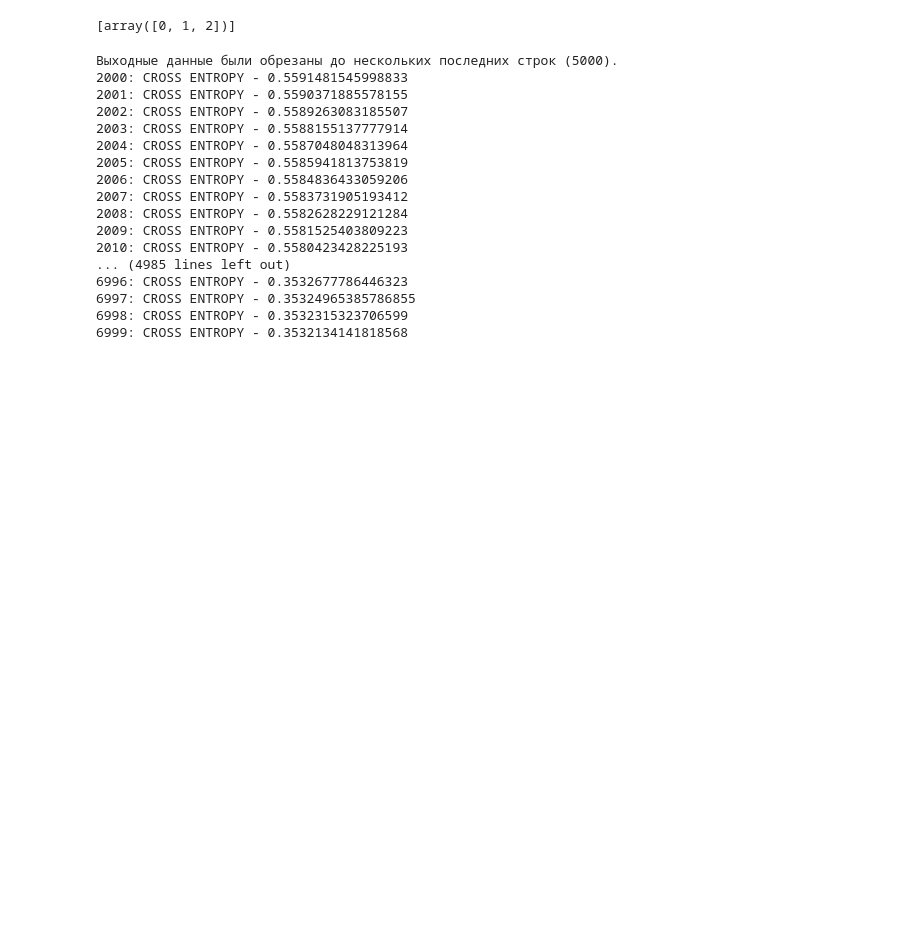
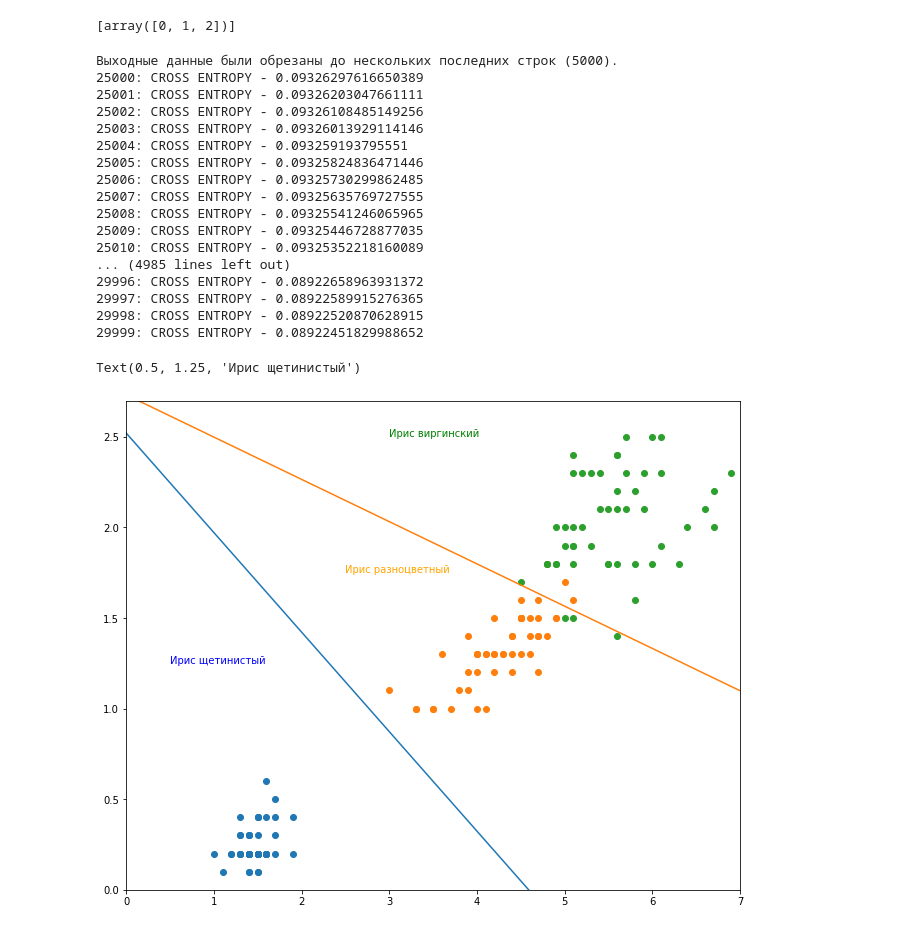
Before and after one commit to N-Man777/ML_NN_Edu, a Jupyter notebook: Linear_models.ipynb, the cells around one changed output. Saved outputs shown, nothing was run; the diff lists cells and outputs as text; code cells hidden in the pictures; blank space fills up the shorter version.

```diff
--- a/Linear_models.ipynb
+++ b/Linear_models.ipynb
@@ -447,8 +449,8 @@ one_hot.categories_
 # %%
 y_one_hot = one_hot.transform(y.reshape((-1, 1)))
 # %%
-epochs = 7000
-eta = 0.01
+epochs = 30000
+eta = 0.1
 for epoch in range(epochs):
     s = X_b.dot(weights) # вычисляем взвешенную сумму
     p = softmax(s) # вычисляем вероятности каждого класса softmax
@@ -458,19 +460,38 @@ for epoch in range(epochs):
     weights -= eta * grad
 # %% [output]
 Выходные данные были обрезаны до нескольких последних строк (5000).
-2000: CROSS ENTROPY - 0.5591481545998833
-2001: CROSS ENTROPY - 0.5590371885578155
-2002: CROSS ENTROPY - 0.5589263083185507
-2003: CROSS ENTROPY - 0.5588155137777914
-2004: CROSS ENTROPY - 0.5587048048313964
-2005: CROSS ENTROPY - 0.5585941813753819
-2006: CROSS ENTROPY - 0.5584836433059206
-2007: CROSS ENTROPY - 0.5583731905193412
-2008: CROSS ENTROPY - 0.5582628229121284
-2009: CROSS ENTROPY - 0.5581525403809223
-2010: CROSS ENTROPY - 0.5580423428225193
+25000: CROSS ENTROPY - 0.09326297616650389
+25001: CROSS ENTROPY - 0.09326203047661111
+25002: CROSS ENTROPY - 0.09326108485149256
+25003: CROSS ENTROPY - 0.09326013929114146
+25004: CROSS ENTROPY - 0.093259193795551
+25005: CROSS ENTROPY - 0.09325824836471446
+25006: CROSS ENTROPY - 0.09325730299862485
+25007: CROSS ENTROPY - 0.09325635769727555
+25008: CROSS ENTROPY - 0.09325541246065965
+25009: CROSS ENTROPY - 0.09325446728877035
+25010: CROSS ENTROPY - 0.09325352218160089
 ... (4985 lines left out)
-6996: CROSS ENTROPY - 0.3532677786446323
-6997: CROSS ENTROPY - 0.35324965385786855
-6998: CROSS ENTROPY - 0.3532315323706599
-6999: CROSS ENTROPY - 0.3532134141818568
+29996: CROSS ENTROPY - 0.08922658963931372
+29997: CROSS ENTROPY - 0.08922589915276365
+29998: CROSS ENTROPY - 0.08922520870628915
+29999: CROSS ENTROPY - 0.08922451829988652
+# %%
+# X[:, 1] - длина лепестков
+# X[:, 2] - ширина лепестков
+plt.figure(figsize=(11, 9))
+plt.scatter(X[(y==0).flatten(), 0], X[(y==0).flatten(), 1])
+plt.scatter(X[(y==1).flatten(), 0], X[(y==1).flatten(), 1])
+plt.scatter(X[(y==2).flatten(), 0], X[(y==2).flatten(), 1])
+x = np.array([-3, 9])
+y_plot = - (weights[1,0] * x + weights[0,0]) / weights[2,0]
+plt.plot(x, y_plot)
+y_plot = - (weights[1,2] * x + weights[0,2]) / weights[2,2]
+plt.plot(x, y_plot)
+plt.axis([0, 7, 0, 2.7])
+plt.text(3, 2.5, "Ирис виргинский", color='green')
+plt.text(2.5, 1.75, "Ирис разноцветный", color='orange')
+plt.text(0.5, 1.25, "Ирис щетинистый", color='blue')
+# %% [output]
+Text(0.5, 1.25, 'Ирис щетинистый')
+[figure, added]
```
Also changed, not shown: parts of 14 cells of this notebook.
